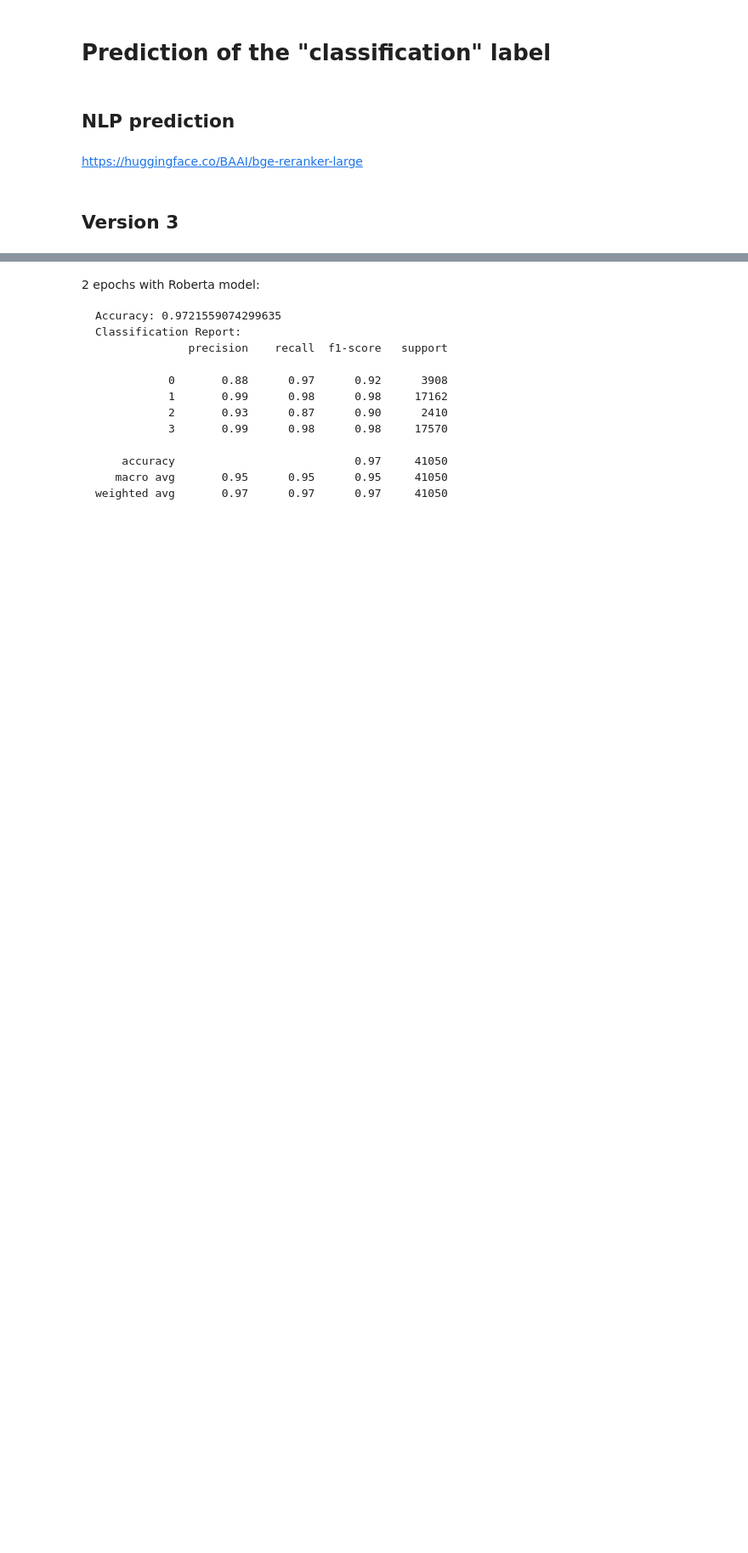
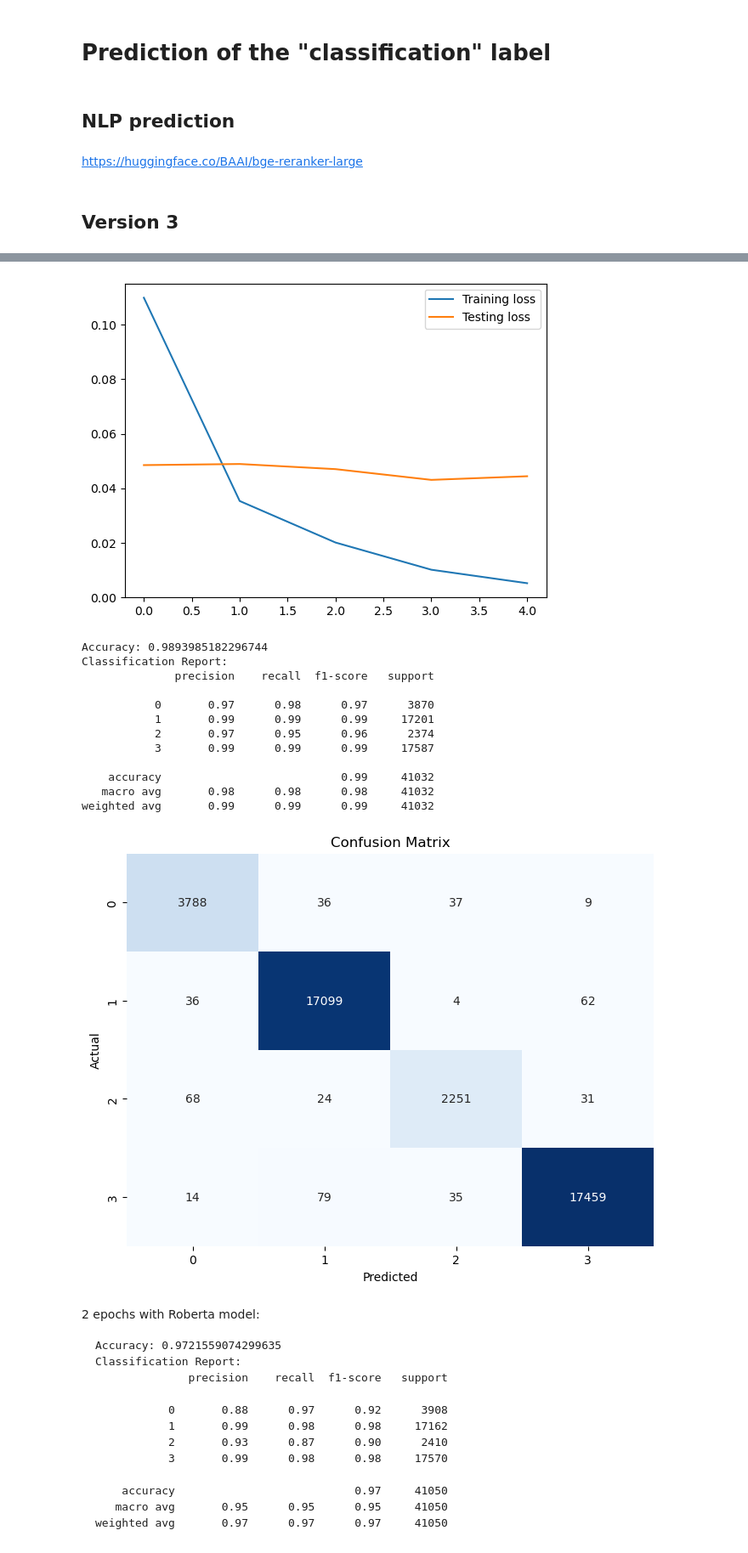
Before and after one commit to czFIRE/MT_Multimodal_predictive_model_for_analysing_news_data, a Jupyter notebook: testing_models.ipynb, the cells around one changed output, grey strips where cells are left out. Shown at 85% size. Cells and saved outputs as stored; diff of their text form; code cells hidden in the pictures; blank space fills up the shorter version.

Commit message:
Feat: Tested another model and added saving/loading

```diff
--- a/testing_models.ipynb
+++ b/testing_models.ipynb
@@ -97,15 +97,17 @@ class Classifier(nn.Module):
 # %%
 # Check if CUDA is available and set PyTorch to use GPU or CPU
 device = torch.device("cuda" if torch.cuda.is_available() else "cpu")
+print(device)
 
-# Load pretrained model/tokenizer
-# tokenizer = RobertaTokenizer.from_pretrained('roberta-base').to(device)
-# base_model = RobertaModel.from_pretrained('roberta-base').to(device)
+# model_path = 'roberta-base'
+# model_path = 'BAAI/bge-reranker-large'
+# model_path = 'openbmb/Eurus-RM-7b' - has problems, TODO fix
+model_path = 'facebook/bart-large-cnn'
 
-tokenizer = AutoTokenizer.from_pretrained('BAAI/bge-reranker-large')
-base_model = AutoModel.from_pretrained('BAAI/bge-reranker-large').to(device)
+tokenizer = AutoTokenizer.from_pretrained(model_path)
+base_model = AutoModel.from_pretrained(model_path).to(device)
 
-data_subset = df_combined[:50]
+data_subset = df_combined#[:50]
 
 # Encode labels
 le = LabelEncoder()
@@ -114,8 +116,8 @@ encoded_labels = le.fit_transform(data_subset['classification_by_editorial'])
 # Split data into training and test sets
 train_texts, test_texts, train_labels, test_labels = train_test_split(data_subset['text'], encoded_labels, test_size=0.2, random_state=42)
 
-BATCH_SIZE = 6
-MAX_LEN = 96
+BATCH_SIZE = 116  # maximum for BGE is ~116
+MAX_LEN = 256
 
 train_data_loader = create_data_loader(train_texts, train_labels, tokenizer, MAX_LEN, BATCH_SIZE)
 test_data_loader = create_data_loader(test_texts, test_labels, tokenizer, MAX_LEN, BATCH_SIZE)
@@ -131,7 +133,7 @@ from torch.nn import CrossEntropyLoss
 loss_fn = CrossEntropyLoss().to(device)
 
 # Define the number of training epochs
-EPOCHS = 2
+EPOCHS = 5
 
 train_losses = []
 test_losses = []
@@ -221,3 +223,4 @@ plt.xlabel('Predicted')
 plt.ylabel('Actual')
 plt.title('Confusion Matrix')
 plt.show()
+# %% [output]
@@ -224,3 +237,17 @@ plt.show()
+[figure, added]
+Accuracy: 0.9893985182296744
+Classification Report:
+              precision    recall  f1-score   support
+
+           0       0.97      0.98      0.97      3870
+           1       0.99      0.99      0.99     17201
+           2       0.97      0.95      0.96      2374
+           3       0.99      0.99      0.99     17587
+
+    accuracy                           0.99     41032
+   macro avg       0.98      0.98      0.98     41032
+weighted avg       0.99      0.99      0.99     41032
+[figure, added]
 # %% [markdown]
 2 epochs with Roberta model:
 
```
Also changed, not shown: parts of 5 cells of this notebook.
